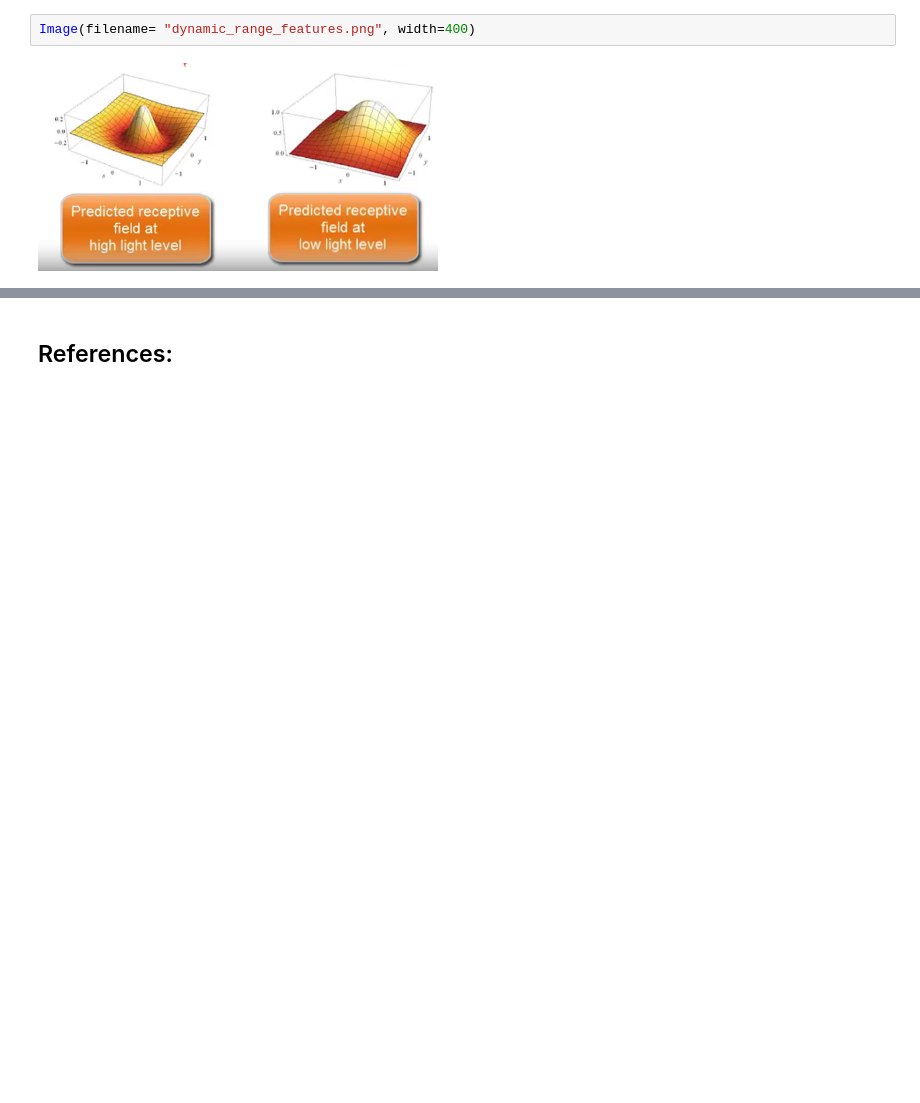
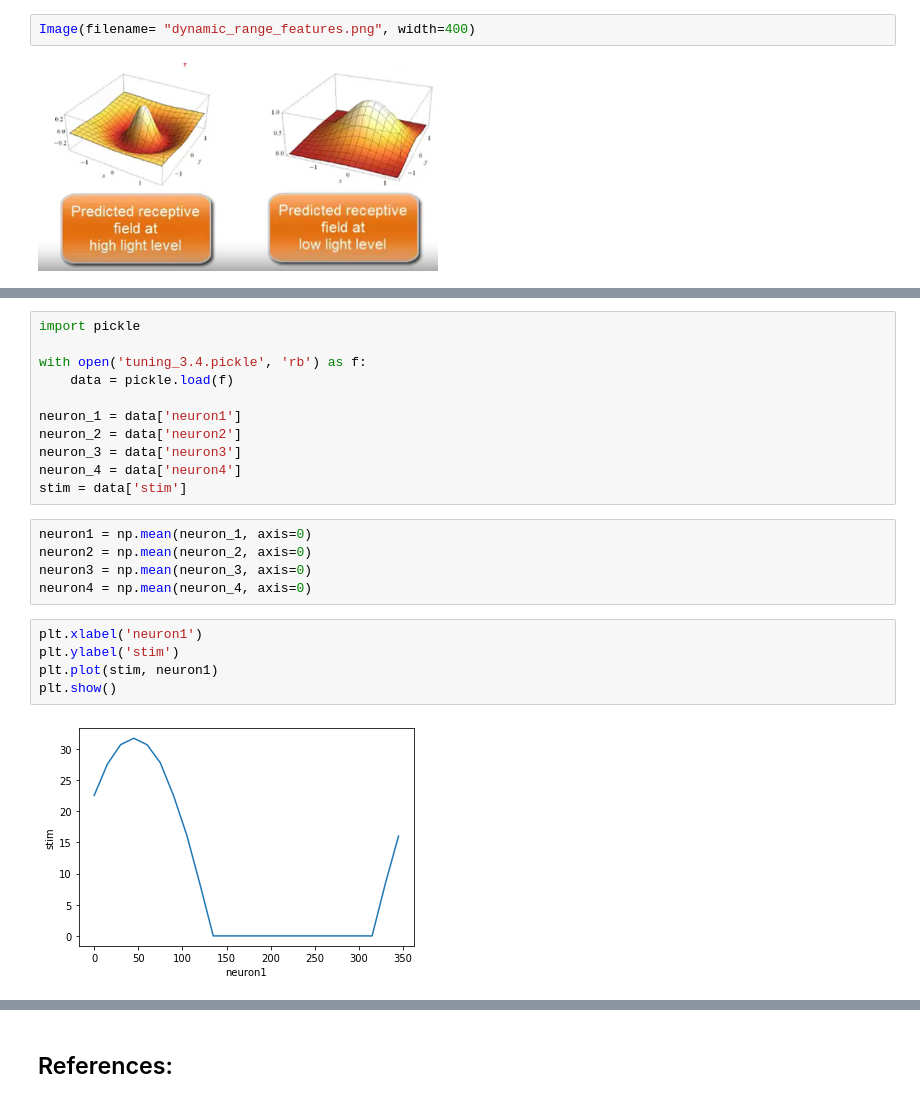
Before and after one commit to mhmdrdwn/com-neuro, a Jupyter notebook: week4.ipynb, the cells around one changed output, grey strips where cells are left out. Cells and saved outputs as stored; diff of their text form; blank space fills up the shorter version.

```diff
--- a/week4.ipynb
+++ b/week4.ipynb
@@ -83,0 +98,23 @@ Image(filename= "dynamic_range_features.png", width=400)
+# %%
+import pickle
+
+with open('tuning_3.4.pickle', 'rb') as f:
+    data = pickle.load(f)
+
+neuron_1 = data['neuron1']
+neuron_2 = data['neuron2']
+neuron_3 = data['neuron3']
+neuron_4 = data['neuron4']
+stim = data['stim']
+# %%
+neuron1 = np.mean(neuron_1, axis=0)
+neuron2 = np.mean(neuron_2, axis=0)
+neuron3 = np.mean(neuron_3, axis=0)
+neuron4 = np.mean(neuron_4, axis=0)
+# %%
+plt.xlabel('neuron1')
+plt.ylabel('stim')
+plt.plot(stim, neuron1)
+plt.show()
+# %% [output]
+[figure, added]
```
Also changed, not shown: parts of 14 cells of this notebook.
